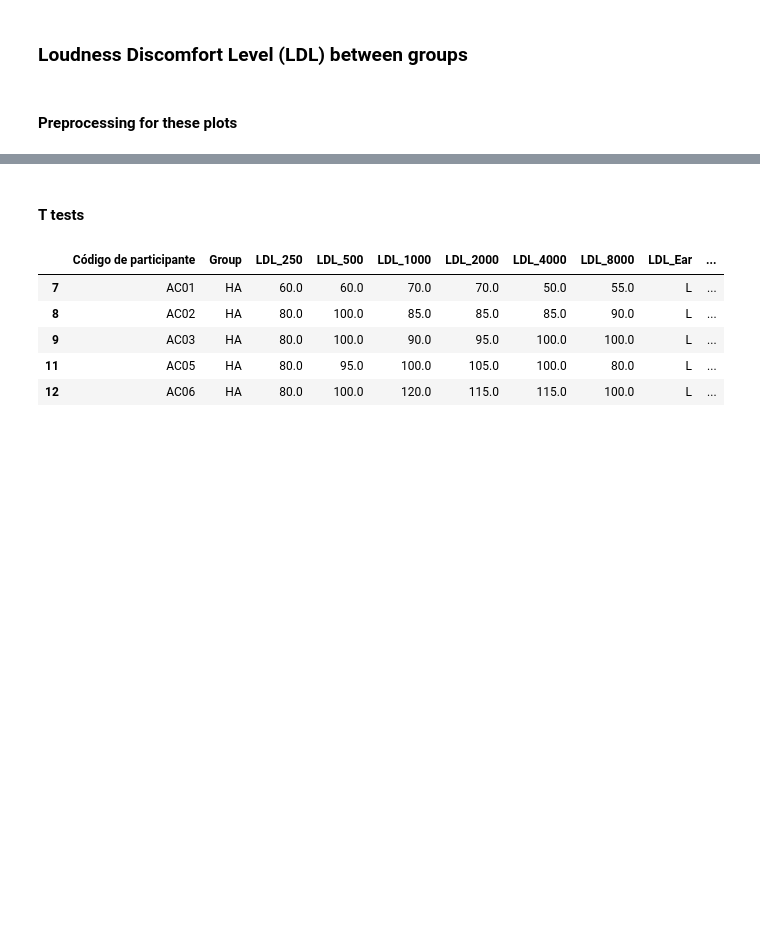
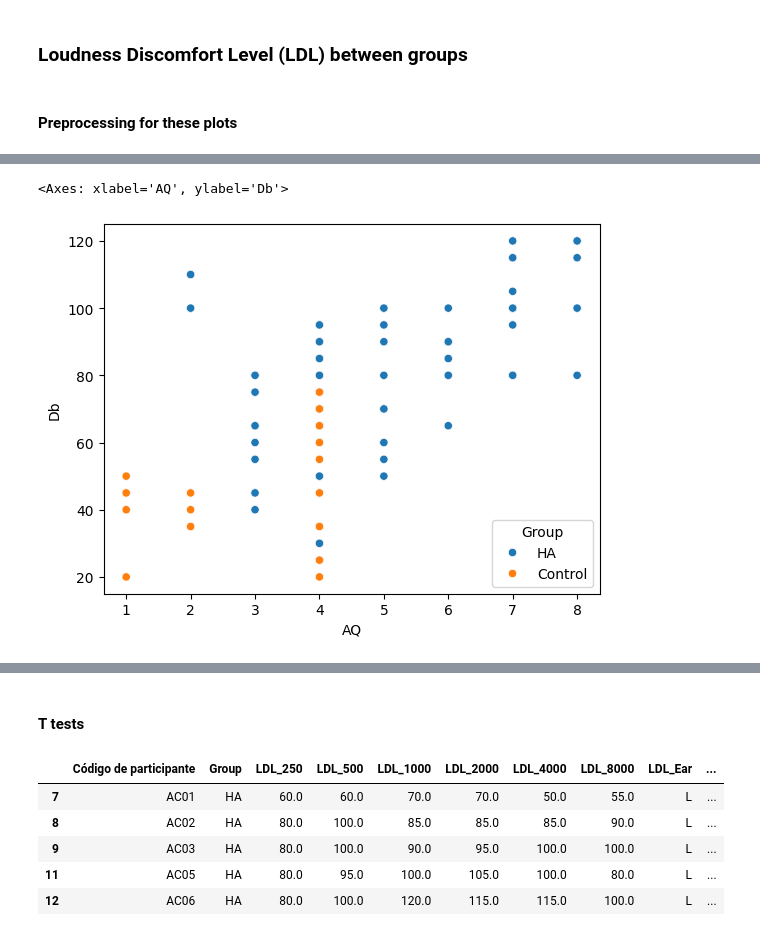
Before and after one commit to camila-maura/GIFTED-DFI, a Jupyter notebook: ha_analysis.ipynb, the cells around one changed output, grey strips where cells are left out. Drawn from its saved outputs; the diff is of its cells as text; code cells hidden in the pictures; blank space fills up the shorter version.

```diff
--- a/ha_analysis.ipynb
+++ b/ha_analysis.ipynb
@@ -162,0 +174,5 @@ df_pointplots_ldl.columns = ["ID", "Frequency", "Db", "Group"]
+# %%
+sns.scatterplot(x="AQ", y="Db", hue="Group", data=df_pointplots_ldl)
+# %% [output]
+<Axes: xlabel='AQ', ylabel='Db'>
+[figure, added]
```
Also changed, not shown: parts of 15 cells of this notebook, 1 other file.
